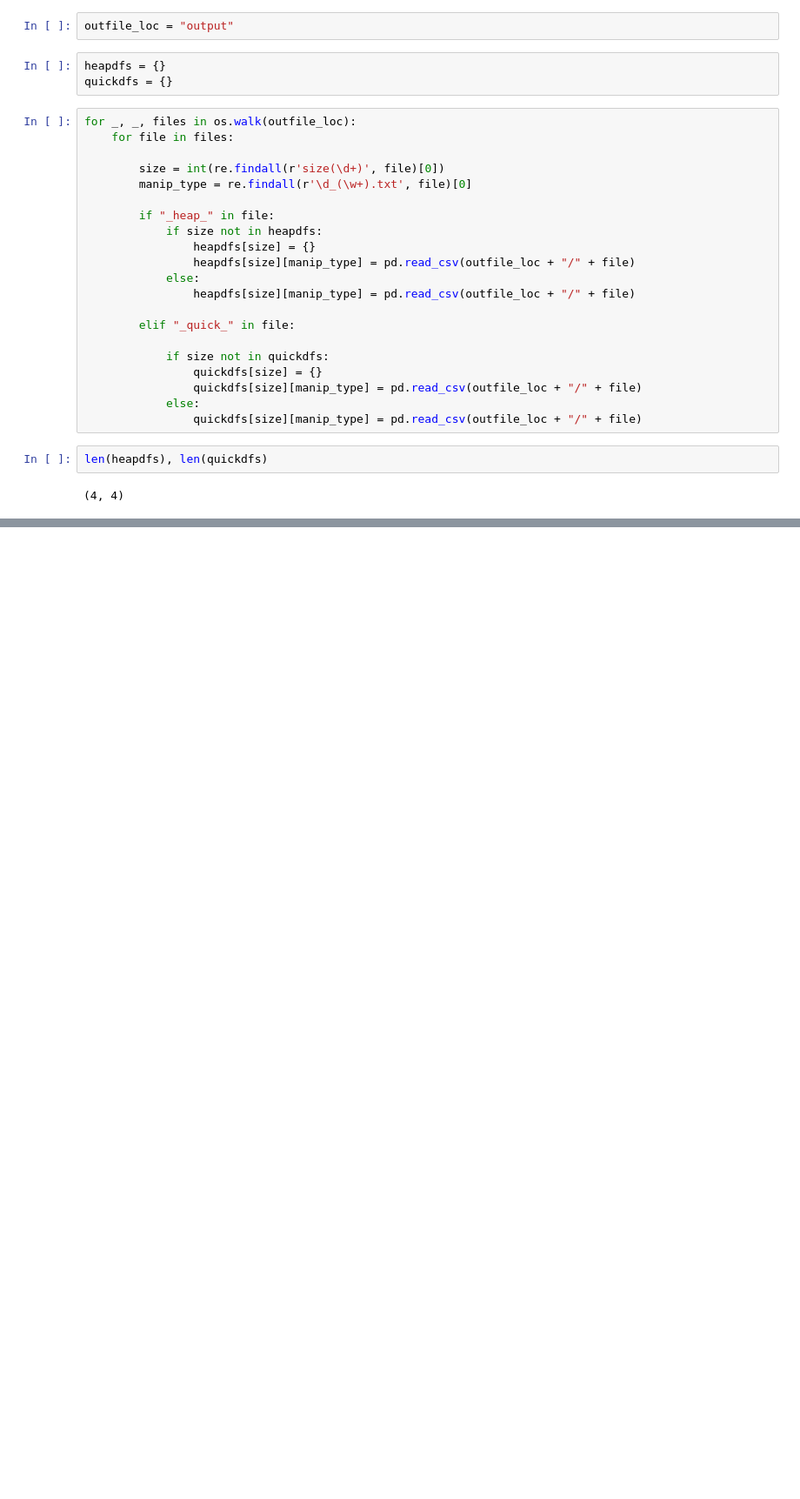
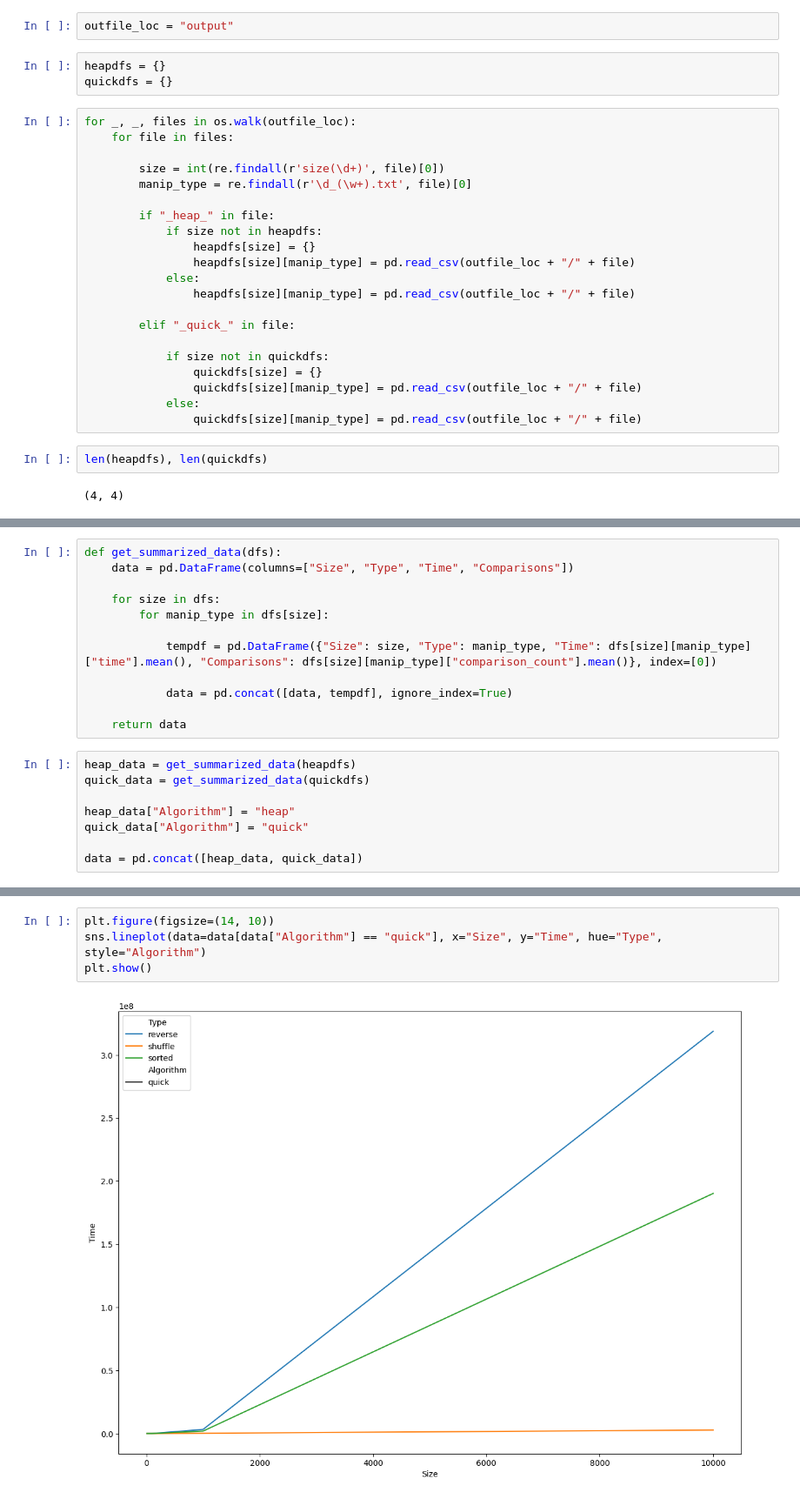
Before and after one commit to DAA-T1/cmplx, a Jupyter notebook: benchmarker/analyzer.ipynb, the cells around one changed output, grey strips where cells are left out. Shown: that part at 87% size. Drawn from its saved outputs; the diff is of its cells as text; blank space fills up the shorter version.

Commit message:
fix plots, make analyzer.py for testing.

```diff
--- a/benchmarker/analyzer.ipynb
+++ b/benchmarker/analyzer.ipynb
@@ -125 +126,21 @@ QUICK
 └─────────────┴───────────────┴───────────────┴────────────────┘
+# %%
+def get_summarized_data(dfs):
+    data = pd.DataFrame(columns=["Size", "Type", "Time", "Comparisons"])
+
+    for size in dfs:
+        for manip_type in dfs[size]:
+
+            tempdf = pd.DataFrame({"Size": size, "Type": manip_type, "Time": dfs[size][manip_type]["time"].mean(), "Comparisons": dfs[size][manip_type]["comparison_count"].mean()}, index=[0])
+
+            data = pd.concat([data, tempdf], ignore_index=True)
+
+    return data
+# %%
+heap_data = get_summarized_data(heapdfs)
+quick_data = get_summarized_data(quickdfs)
+
+heap_data["Algorithm"] = "heap"
+quick_data["Algorithm"] = "quick"
+
+data = pd.concat([heap_data, quick_data])
@@ -125,0 +152,6 @@ QUICK
+# %%
+plt.figure(figsize=(14, 10))
+sns.lineplot(data=data[data["Algorithm"] == "quick"], x="Size", y="Time", hue="Type", style="Algorithm")
+plt.show()
+# %% [output]
+[figure, added]
```
Also changed, not shown: parts of 8 cells of this notebook, 1 other file.
